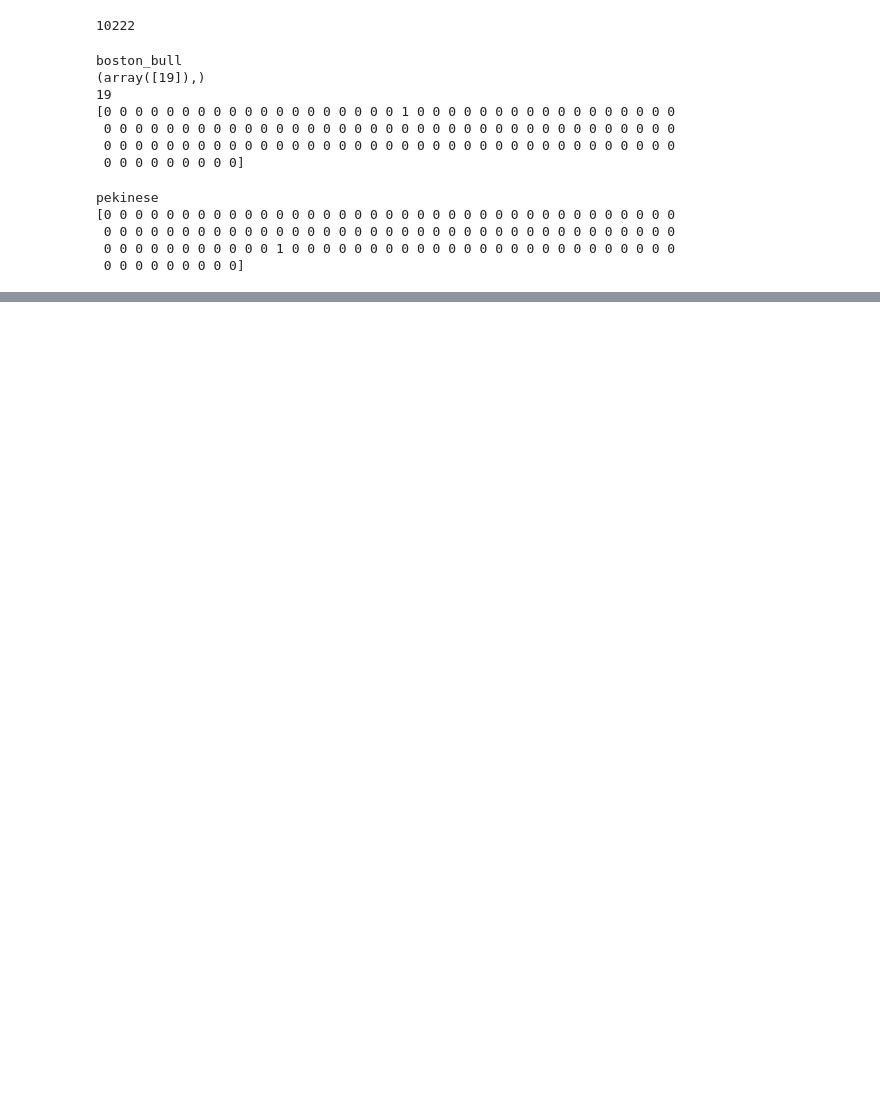
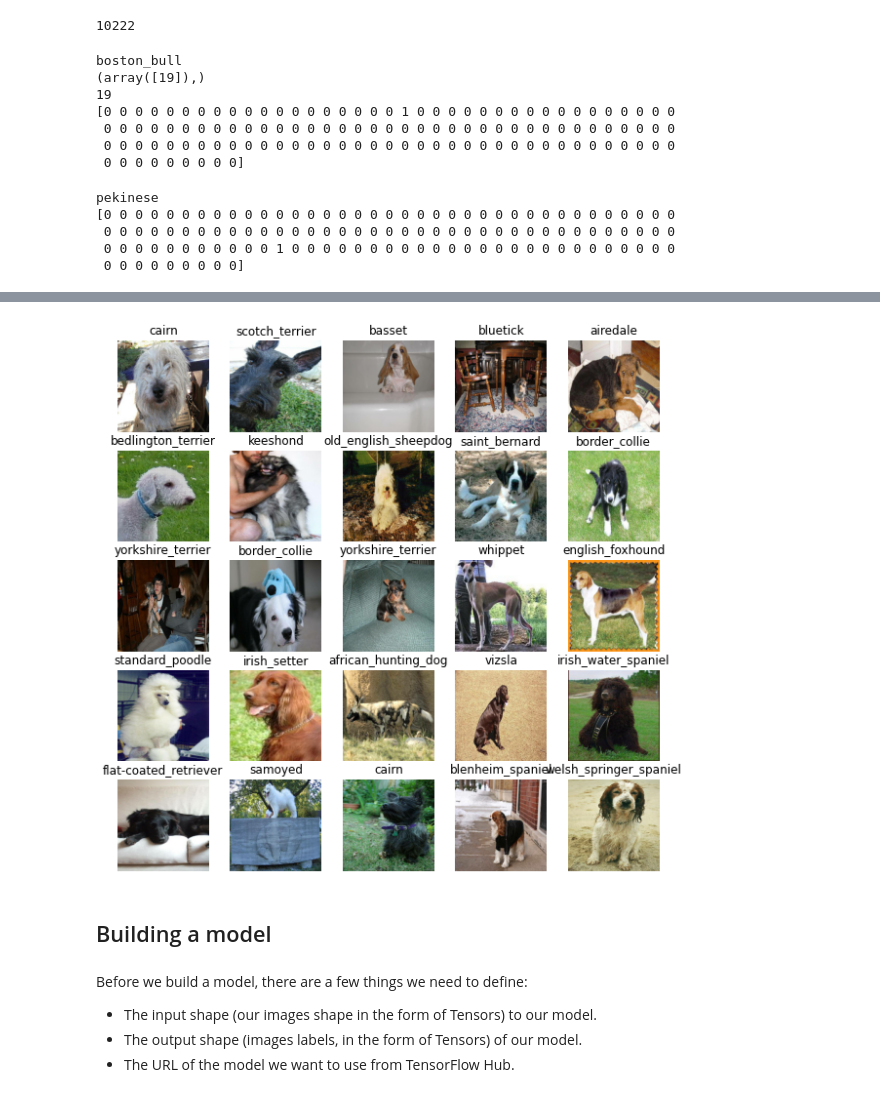
Before and after one commit to denishartl/dog-breed-detection, a Jupyter notebook: end-to-end-dog-vision.ipynb, the cells around one changed output, grey strips where cells are left out. Drawn from its saved outputs; the diff is of its cells as text; code cells hidden in the pictures; blank space fills up the shorter version.

```diff
--- a/end-to-end-dog-vision.ipynb
+++ b/end-to-end-dog-vision.ipynb
@@ -229,0 +309,5 @@ pekinese
+# %%
+# Convert an image to NumPy Array
+from matplotlib.pyplot import imread
+image = imread(filenames[42])
+image.shape
@@ -229,0 +492,13 @@ pekinese
+# %%
+# Now let's visualize our validation set
+val_images, val_labels = next(val_data.as_numpy_iterator())
+show_25_images(val_images, val_labels)
+# %% [output]
+[figure, added]
+# %% [markdown]
+## Building a model
+# %% [markdown]
+Before we build a model, there are a few things we need to define:
+* The input shape (our images shape in the form of Tensors) to our model.
+* The output shape (images labels, in the form of Tensors) of our model.
+* The URL of the model we want to use from TensorFlow Hub.
```
Also changed, not shown: parts of 33 cells of this notebook.
